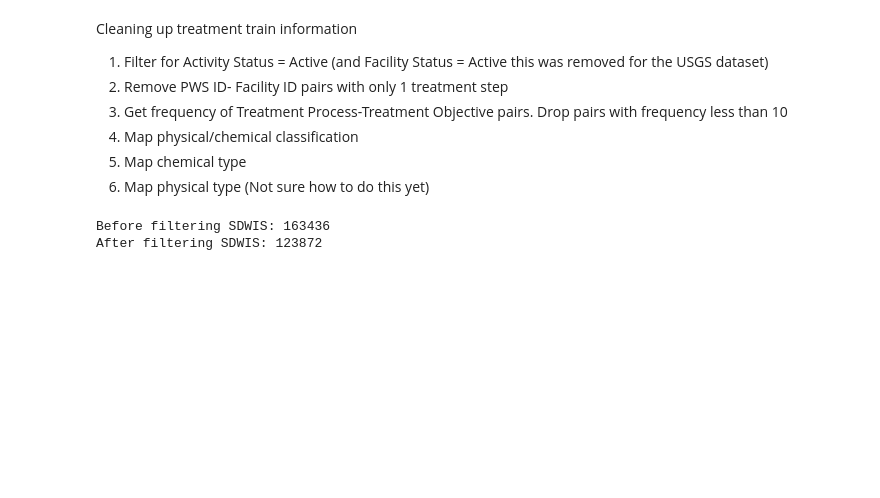
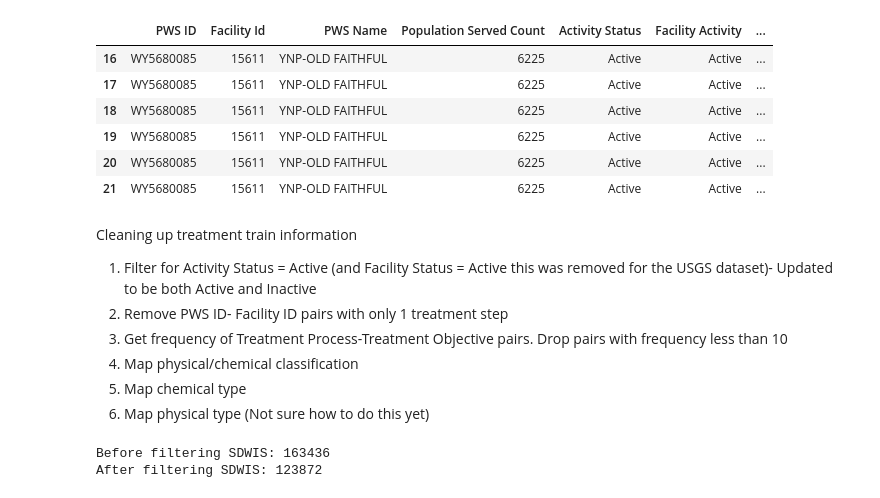
Before and after one commit to MuktaHardikar/WaterTAP3, a Jupyter notebook: watertap3/watertap3/sdwis_treatment_train.ipynb, the cells around one changed output. Drawn from its saved outputs; the diff is of its cells as text; code cells hidden in the pictures; blank space fills up the shorter version.

```diff
--- a/watertap3/watertap3/sdwis_treatment_train.ipynb
+++ b/watertap3/watertap3/sdwis_treatment_train.ipynb
@@ -9,6 +118,16 @@ from shapely.geometry.polygon import Polygon
+# %%
+sdwis_filtered[(sdwis_filtered['PWS ID']=='WY5680085') & (sdwis_filtered['Facility Id']=='15611')]
+# %% [output]
+|  | PWS ID | Facility Id | PWS Name | Population Served Count | Activity Status | Facility Activity | ... |
+| 16 | WY5680085 | 15611 | YNP-OLD FAITHFUL | 6225 | Active | Active | ... |
+| 17 | WY5680085 | 15611 | YNP-OLD FAITHFUL | 6225 | Active | Active | ... |
+| 18 | WY5680085 | 15611 | YNP-OLD FAITHFUL | 6225 | Active | Active | ... |
+| 19 | WY5680085 | 15611 | YNP-OLD FAITHFUL | 6225 | Active | Active | ... |
+| 20 | WY5680085 | 15611 | YNP-OLD FAITHFUL | 6225 | Active | Active | ... |
+| 21 | WY5680085 | 15611 | YNP-OLD FAITHFUL | 6225 | Active | Active | ... |
 # %% [markdown]
 Cleaning up treatment train information
-1. Filter for Activity Status = Active (and Facility Status = Active this was removed for the USGS dataset)
+1. Filter for Activity Status = Active (and Facility Status = Active this was removed for the USGS dataset)- Updated to be both Active and Inactive
 2. Remove PWS ID- Facility ID pairs with only 1 treatment step
 3. Get frequency of Treatment Process-Treatment Objective pairs. Drop pairs with frequency less than 10
 4. Map physical/chemical classification
```
Also changed, not shown: parts of 13 cells of this notebook, 2 other files.
